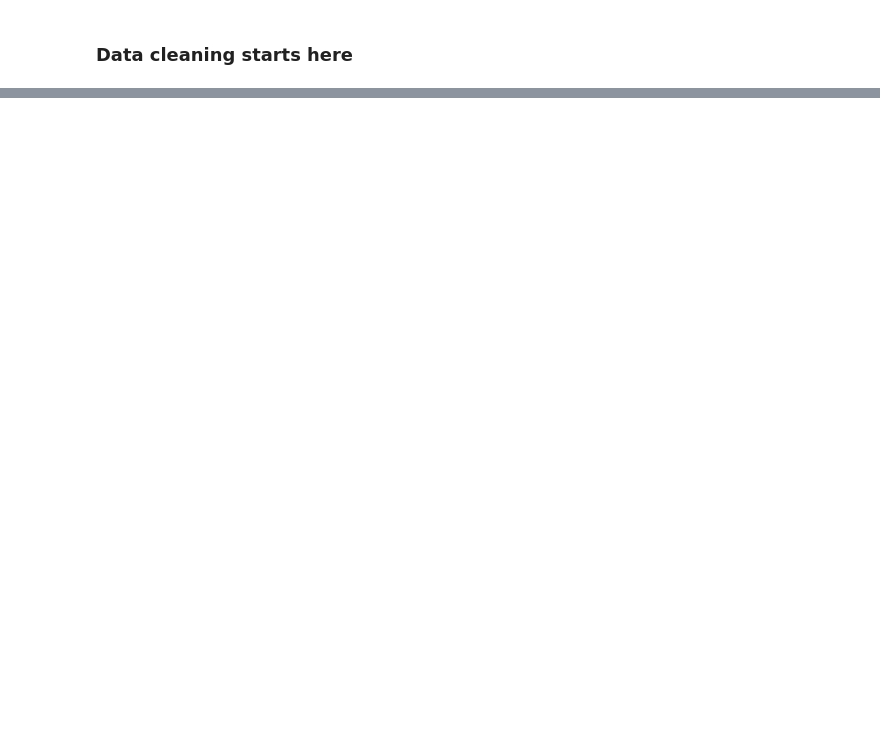
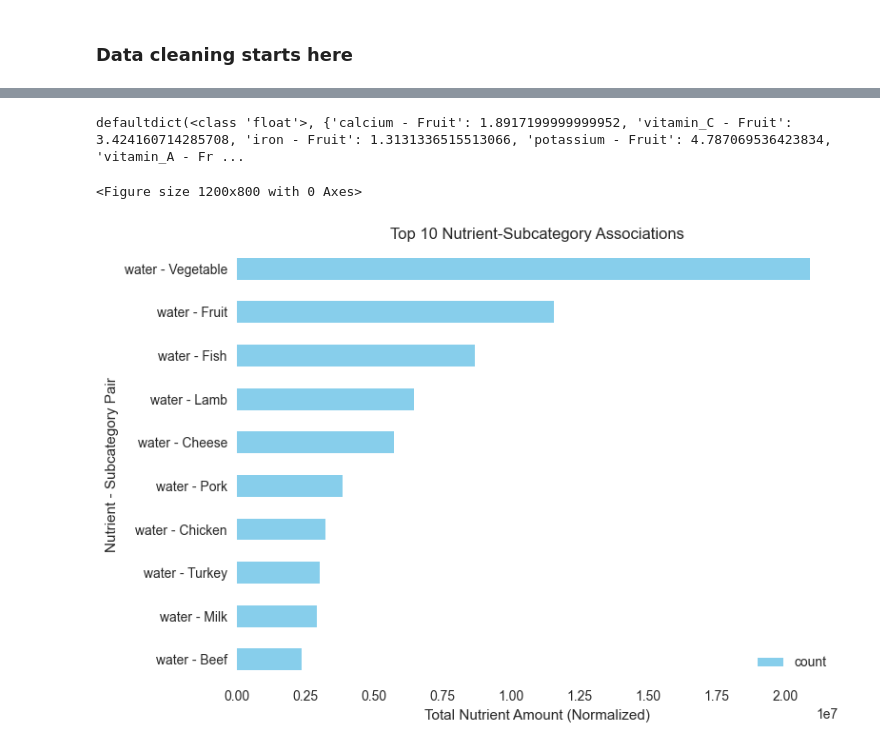
Before and after one commit to MinhasAlungal/culinary_compass, a Jupyter notebook: notebooks/food_recipes_EDA.ipynb, the cells around one changed output, grey strips where cells are left out. Cells and saved outputs as stored; diff of their text form; code cells hidden in the pictures; blank space fills up the shorter version.

```diff
--- a/notebooks/food_recipes_EDA.ipynb
+++ b/notebooks/food_recipes_EDA.ipynb
@@ -572,0 +1004,45 @@ print(duplicate_counts.head(10))
+# %%
+
+import pandas as pd
+import matplotlib.pyplot as plt
+from collections import defaultdict
+
+# Assuming your dataframe is named 'df'
+# If not, load it with: df = pd.read_csv('your_file.csv')
+
+# List of nutrient columns (all columns except the first 4 which are descriptive)
+nutrient_cols = food_df.columns[4:]
+
+# Create a dictionary to store nutrient-subcategory pairs
+bigram_counts = defaultdict(float)
+
+# Iterate through each row and count nutrient-subcategory associations
+# creates
+for _, row in food_df.iterrows():
+    subcat = row['sub_category']
+    for nutrient in nutrient_cols:
+        if row[nutrient] > 0:  # Only count if the nutrient is present
+            bigram = f"{nutrient} - {subcat}"
+            bigram_counts[bigram] += row[nutrient]
+
+print(bigram_counts)
+
+# Convert to DataFrame and sort by count
+bigram_df = pd.DataFrame.from_dict(bigram_counts, orient='index', columns=['count'])
+bigram_df = bigram_df.sort_values('count', ascending=False)
+
+# Plot the top 20 bigrams
+plt.figure(figsize=(12, 8))
+top_bigrams = bigram_df.head(10)
+top_bigrams.plot(kind='barh', color='skyblue')
+plt.title('Top 10 Nutrient-Subcategory Associations')
+plt.xlabel('Total Nutrient Amount (Normalized)')
+plt.ylabel('Nutrient - Subcategory Pair')
+plt.gca().invert_yaxis()  # Show highest at top
+plt.gca().set_facecolor('white')
+plt.tight_layout()
+plt.show()
+# %% [output]
+defaultdict(<class 'float'>, {'calcium - Fruit': 1.8917199999999952, 'vitamin_C - Fruit': 3.424160714285708, 'iron - Fruit': 1.3131336515513066, 'potassium - Fruit': 4.787069536423834, 'vitamin_A - Fr ...
+<Figure size 1200x800 with 0 Axes>
+[figure, added]
```
Also changed, not shown: parts of 50 cells of this notebook, 3 other files.
